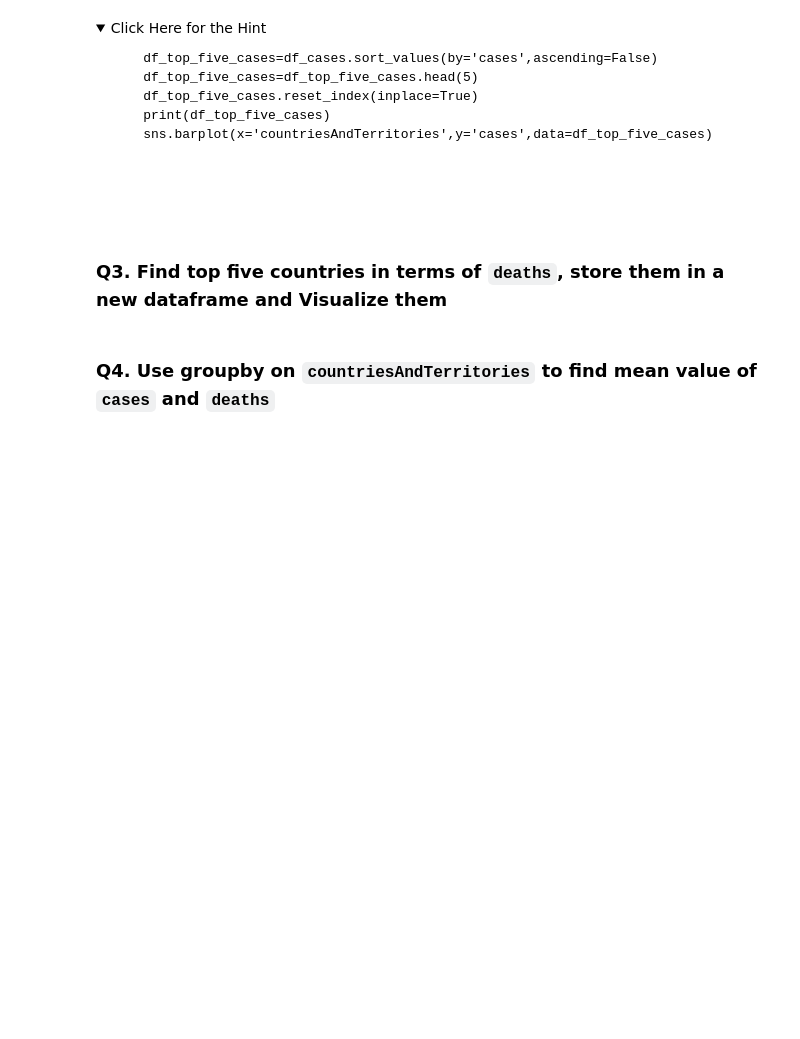
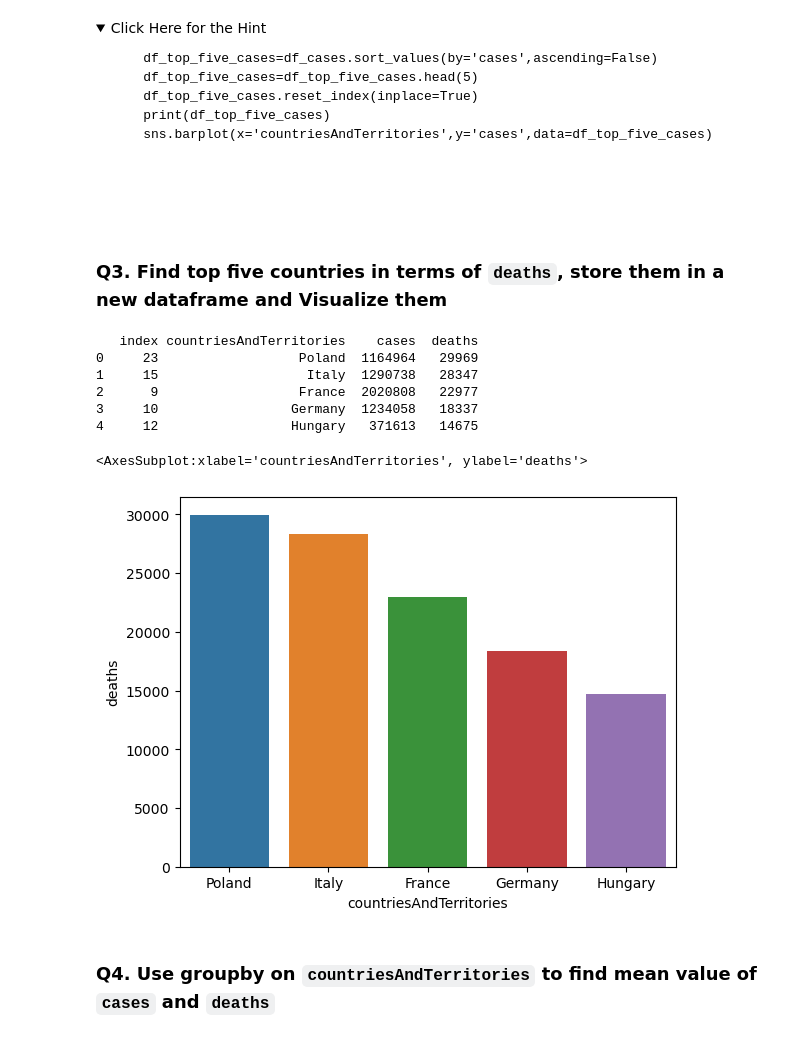
Before and after one commit to Aneeta098/Analysis-files, a Jupyter notebook: Covid_Student_File.ipynb, the cells around one changed output. Cells and saved outputs as stored; diff of their text form; code cells hidden in the pictures; folded sections open; blank space fills up the shorter version.

```diff
--- a/Covid_Student_File.ipynb
+++ b/Covid_Student_File.ipynb
@@ -75,2 +134,18 @@ df.head()
+# %%
+# Write your code here
+df_top_five_cases=total.sort_values(by='deaths',ascending=False)
+df_top_five_cases=df_top_five_cases.head(5)
+df_top_five_cases.reset_index(inplace=True)
+print(df_top_five_cases)
+sns.barplot(x='countriesAndTerritories',y='deaths',data=df_top_five_cases)
+# %% [output]
+   index countriesAndTerritories    cases  deaths
+0     23                  Poland  1164964   29969
+1     15                   Italy  1290738   28347
+2      9                  France  2020808   22977
+3     10                 Germany  1234058   18337
+4     12                 Hungary   371613   14675
+<AxesSubplot:xlabel='countriesAndTerritories', ylabel='deaths'>
+[figure, added]
 # %% [markdown]
 ### Q4. Use groupby on <code>countriesAndTerritories</code> to find mean value of <code>cases</code> and <code>deaths</code>
```
Also changed, not shown: parts of 14 cells of this notebook, 3 other files.
